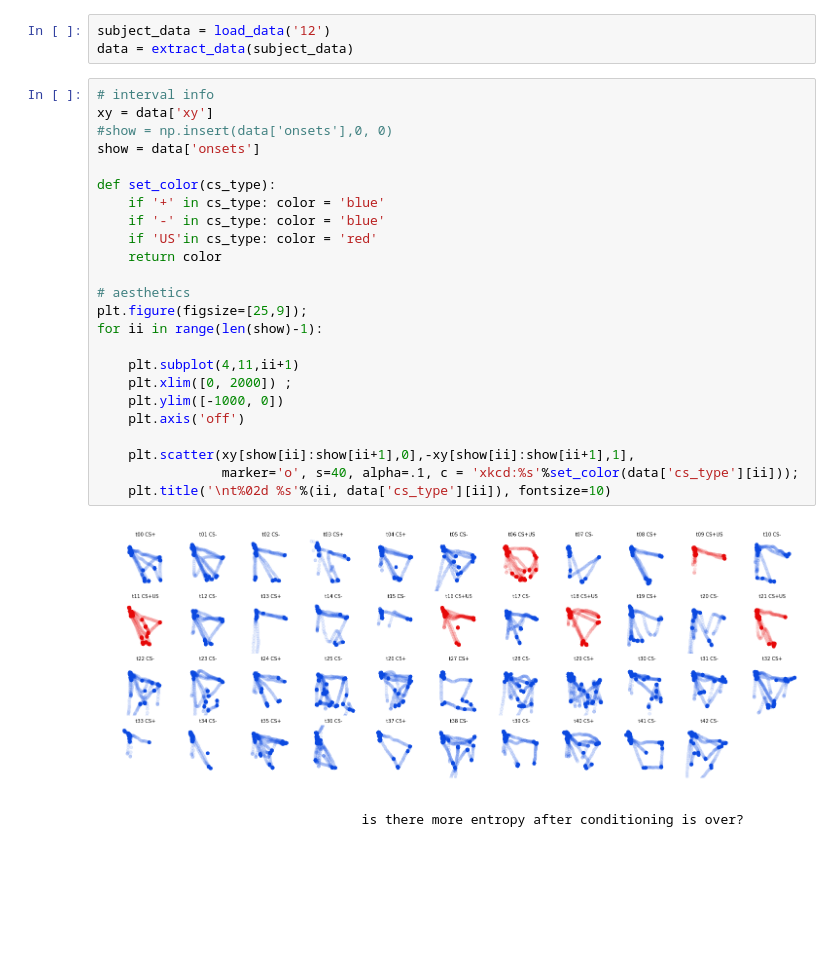
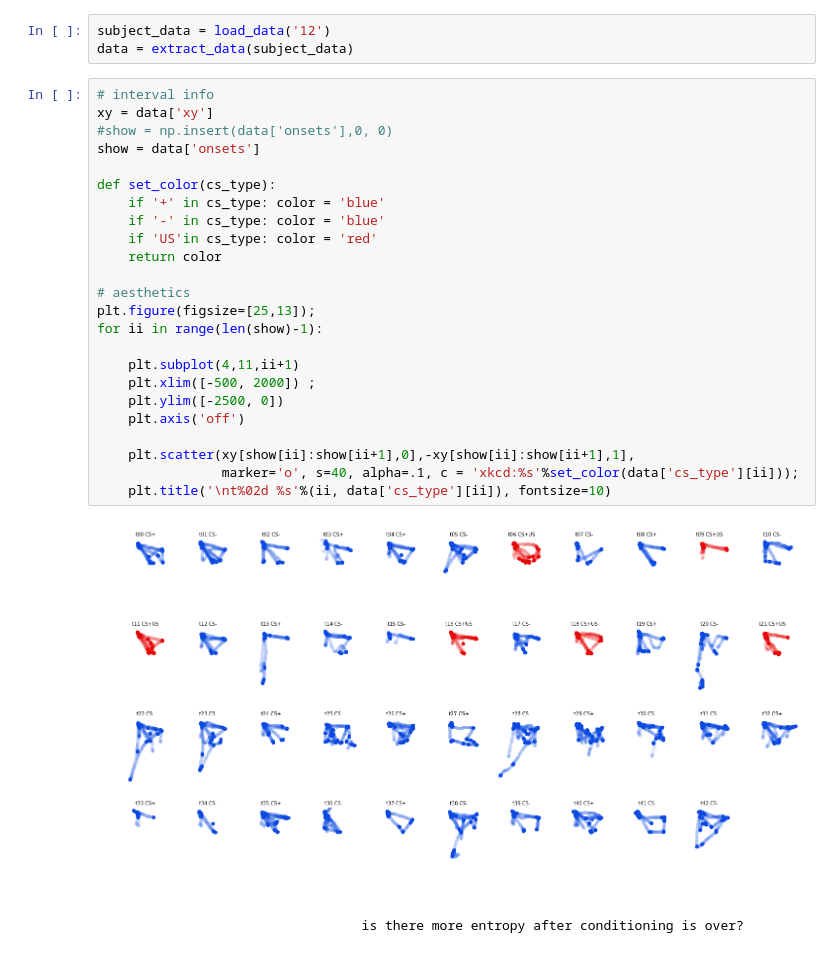
Before and after one commit to tzler/social_structure_learning, a Jupyter notebook: analysis/gaze/coordinate_functions.ipynb, the cells around one changed output. Drawn from its saved outputs; the diff is of its cells as text; blank space fills up the shorter version.

````diff
--- a/analysis/gaze/coordinate_functions.ipynb
+++ b/analysis/gaze/coordinate_functions.ipynb
@@ -174,29 +174,29 @@ data = extract_data(subject_data)
 # %%
 # interval info
 xy = data['xy']
 #show = np.insert(data['onsets'],0, 0)
 show = data['onsets']
 
 def set_color(cs_type):
     if '+' in cs_type: color = 'blue'
     if '-' in cs_type: color = 'blue'
     if 'US'in cs_type: color = 'red'
     return color
 
 # aesthetics
-plt.figure(figsize=[25,9]);
+plt.figure(figsize=[25,13]);
 for ii in range(len(show)-1):
 
     plt.subplot(4,11,ii+1)
-    plt.xlim([0, 2000]) ;
-    plt.ylim([-1000, 0])
+    plt.xlim([-500, 2000]) ;
+    plt.ylim([-2500, 0])
     plt.axis('off')
 
     plt.scatter(xy[show[ii]:show[ii+1],0],-xy[show[ii]:show[ii+1],1],
                 marker='o', s=40, alpha=.1, c = 'xkcd:%s'%set_color(data['cs_type'][ii]));
     plt.title('\nt%02d %s'%(ii, data['cs_type'][ii]), fontsize=10)
 # %% [output]
-[figure, old version]
+[figure, new version]
 # %% [markdown]
 ```
                                 is there more entropy after conditioning is over?
````
Also changed, not shown: parts of 21 cells of this notebook.
